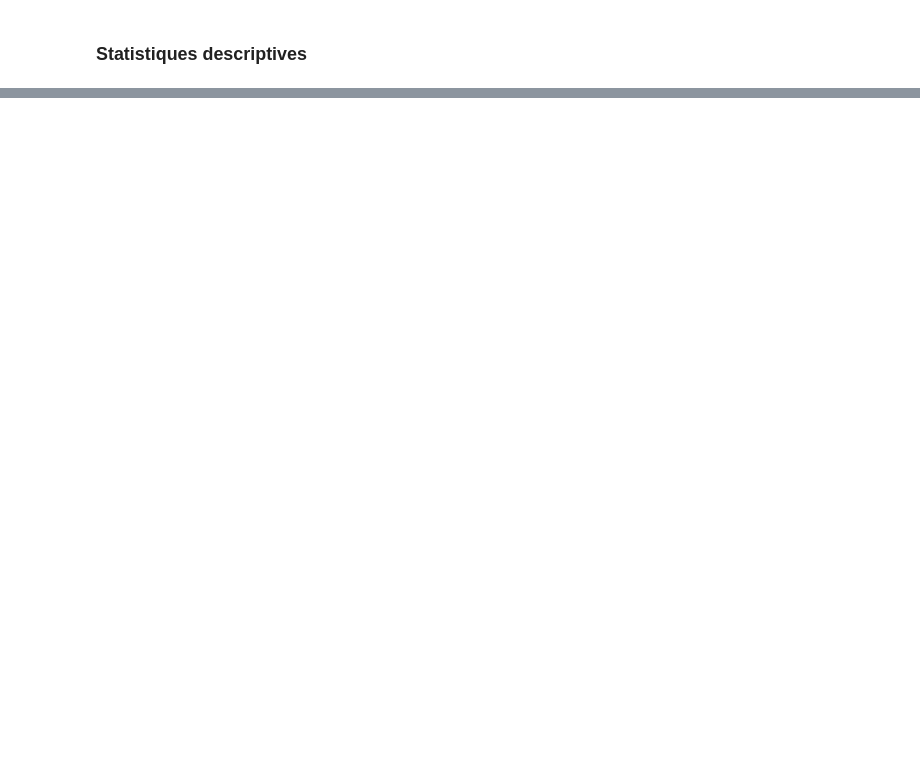
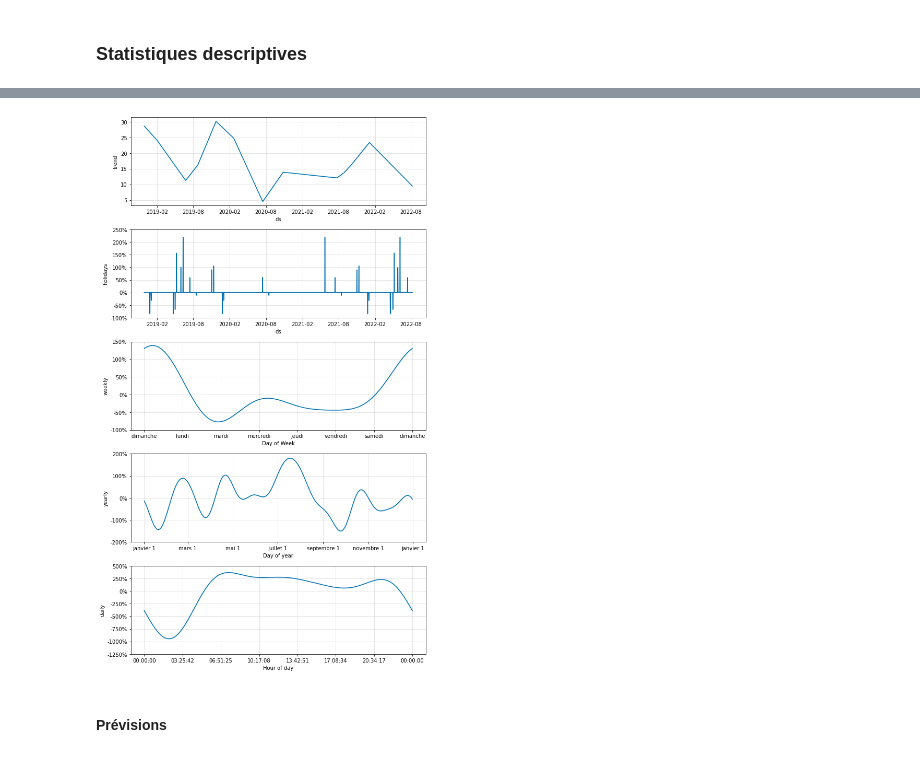
Before and after one commit to Pierre-Faure/Cine_ML, a Jupyter notebook: notebooks/[FR] 1 - Analyse des données cinéma.ipynb, the cells around one changed output, grey strips where cells are left out. Drawn from its saved outputs; the diff is of its cells as text; code cells hidden in the pictures; blank space fills up the shorter version.

```diff
--- a/notebooks/[FR] 1 - Analyse des données cinéma.ipynb
+++ b/notebooks/[FR] 1 - Analyse des données cinéma.ipynb
@@ -153,0 +248,6 @@ plt.show()
+# %%
+fig2 = model.plot_components(forecast)
+# %% [output]
+[figure, added]
+# %% [markdown]
+#### Prévisions
```
Also changed, not shown: parts of 28 cells of this notebook.
